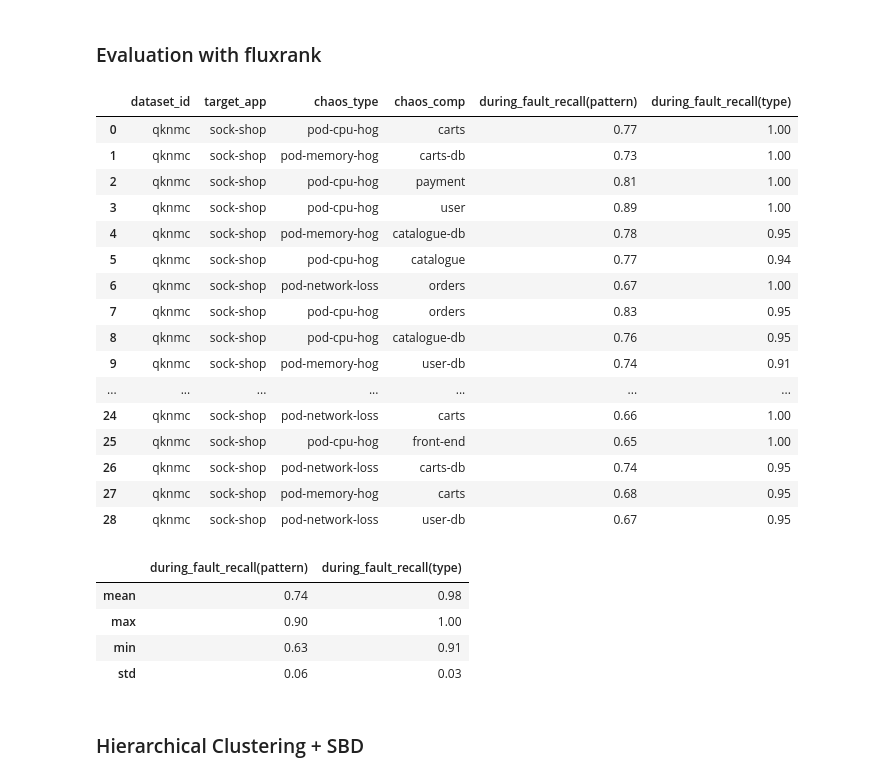
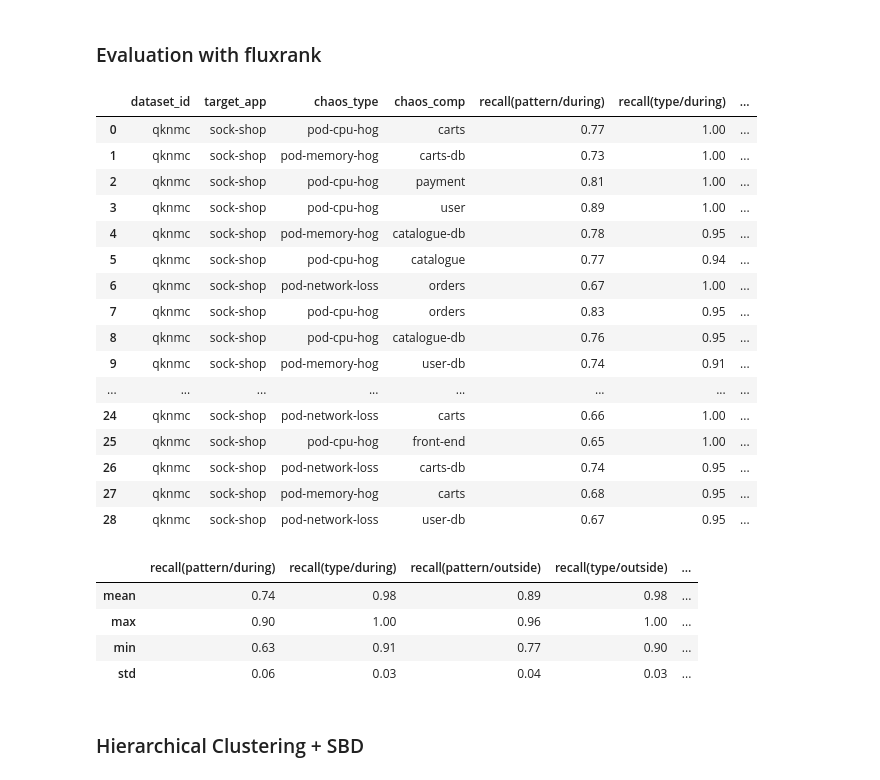
Before and after one commit to XuRepository/meltria-analyzer, a Jupyter notebook: notebooks/data-labeling-tsdr-accuracy-with-cnn.ipynb, the cells around one changed output. Drawn from its saved outputs; the diff is of its cells as text; code cells hidden in the pictures.

```diff
--- a/notebooks/data-labeling-tsdr-accuracy-with-cnn.ipynb
+++ b/notebooks/data-labeling-tsdr-accuracy-with-cnn.ipynb
@@ -707,37 +721,31 @@ with pd.option_context("display.precision", 2):
 ### Evaluation with fluxrank
 # %%
 well_injected_fault_datasets_fluxrank = get_well_injected_fault_dataset(load_tsdr(DATASET_ID, suffix="fluxrank"))
-# %%
-_datasets = well_injected_fault_datasets_fluxrank
-scores_fluxrank_df = eval_tsdr_type_on_predicted_label_as_ground_truth(
-    _datasets, predict_anomaly_categories(_datasets, model_with_da),
-)
-with pd.option_context("display.precision", 2):
-    display(scores_fluxrank_df)
-    display(scores_fluxrank_df.agg(["mean", "max", "min", "std"]).drop(columns=["dataset_id", "target_app", "chaos_type", "chaos_comp"]))
-# %% [output]
-|  | dataset_id | target_app | chaos_type | chaos_comp | during_fault_recall(pattern) | during_fault_recall(type) |
-| 0 | qknmc | sock-shop | pod-cpu-hog | carts | 0.77 | 1.00 |
-| 1 | qknmc | sock-shop | pod-memory-hog | carts-db | 0.73 | 1.00 |
-| 2 | qknmc | sock-shop | pod-cpu-hog | payment | 0.81 | 1.00 |
-| 3 | qknmc | sock-shop | pod-cpu-hog | user | 0.89 | 1.00 |
-| 4 | qknmc | sock-shop | pod-memory-hog | catalogue-db | 0.78 | 0.95 |
-| 5 | qknmc | sock-shop | pod-cpu-hog | catalogue | 0.77 | 0.94 |
-| 6 | qknmc | sock-shop | pod-network-loss | orders | 0.67 | 1.00 |
-| 7 | qknmc | sock-shop | pod-cpu-hog | orders | 0.83 | 0.95 |
-| 8 | qknmc | sock-shop | pod-cpu-hog | catalogue-db | 0.76 | 0.95 |
-| 9 | qknmc | sock-shop | pod-memory-hog | user-db | 0.74 | 0.91 |
-| ... | ... | ... | ... | ... | ... | ... |
-| 24 | qknmc | sock-shop | pod-network-loss | carts | 0.66 | 1.00 |
-| 25 | qknmc | sock-shop | pod-cpu-hog | front-end | 0.65 | 1.00 |
-| 26 | qknmc | sock-shop | pod-network-loss | carts-db | 0.74 | 0.95 |
-| 27 | qknmc | sock-shop | pod-memory-hog | carts | 0.68 | 0.95 |
-| 28 | qknmc | sock-shop | pod-network-loss | user-db | 0.67 | 0.95 |
-|  | during_fault_recall(pattern) | during_fault_recall(type) |
-| mean | 0.74 | 0.98 |
-| max | 0.90 | 1.00 |
-| min | 0.63 | 0.91 |
-| std | 0.06 | 0.03 |
+# %%
+scores_fluxrank_df = eval_and_display_scores_on_phase2(well_injected_fault_datasets_fluxrank, model_with_da)
+# %% [output]
+|  | dataset_id | target_app | chaos_type | chaos_comp | recall(pattern/during) | recall(type/during) | ... |
+| 0 | qknmc | sock-shop | pod-cpu-hog | carts | 0.77 | 1.00 | ... |
+| 1 | qknmc | sock-shop | pod-memory-hog | carts-db | 0.73 | 1.00 | ... |
+| 2 | qknmc | sock-shop | pod-cpu-hog | payment | 0.81 | 1.00 | ... |
+| 3 | qknmc | sock-shop | pod-cpu-hog | user | 0.89 | 1.00 | ... |
+| 4 | qknmc | sock-shop | pod-memory-hog | catalogue-db | 0.78 | 0.95 | ... |
+| 5 | qknmc | sock-shop | pod-cpu-hog | catalogue | 0.77 | 0.94 | ... |
+| 6 | qknmc | sock-shop | pod-network-loss | orders | 0.67 | 1.00 | ... |
+| 7 | qknmc | sock-shop | pod-cpu-hog | orders | 0.83 | 0.95 | ... |
+| 8 | qknmc | sock-shop | pod-cpu-hog | catalogue-db | 0.76 | 0.95 | ... |
+| 9 | qknmc | sock-shop | pod-memory-hog | user-db | 0.74 | 0.91 | ... |
+| ... | ... | ... | ... | ... | ... | ... | ... |
+| 24 | qknmc | sock-shop | pod-network-loss | carts | 0.66 | 1.00 | ... |
+| 25 | qknmc | sock-shop | pod-cpu-hog | front-end | 0.65 | 1.00 | ... |
+| 26 | qknmc | sock-shop | pod-network-loss | carts-db | 0.74 | 0.95 | ... |
+| 27 | qknmc | sock-shop | pod-memory-hog | carts | 0.68 | 0.95 | ... |
+| 28 | qknmc | sock-shop | pod-network-loss | user-db | 0.67 | 0.95 | ... |
+|  | recall(pattern/during) | recall(type/during) | recall(pattern/outside) | recall(type/outside) | ... |
+| mean | 0.74 | 0.98 | 0.89 | 0.98 | ... |
+| max | 0.90 | 1.00 | 0.96 | 1.00 | ... |
+| min | 0.63 | 0.91 | 0.77 | 0.90 | ... |
+| std | 0.06 | 0.03 | 0.04 | 0.03 | ... |
 # %% [markdown]
 ### Hierarchical Clustering + SBD
 # %%
```
Also changed, not shown: parts of 9 cells of this notebook.
